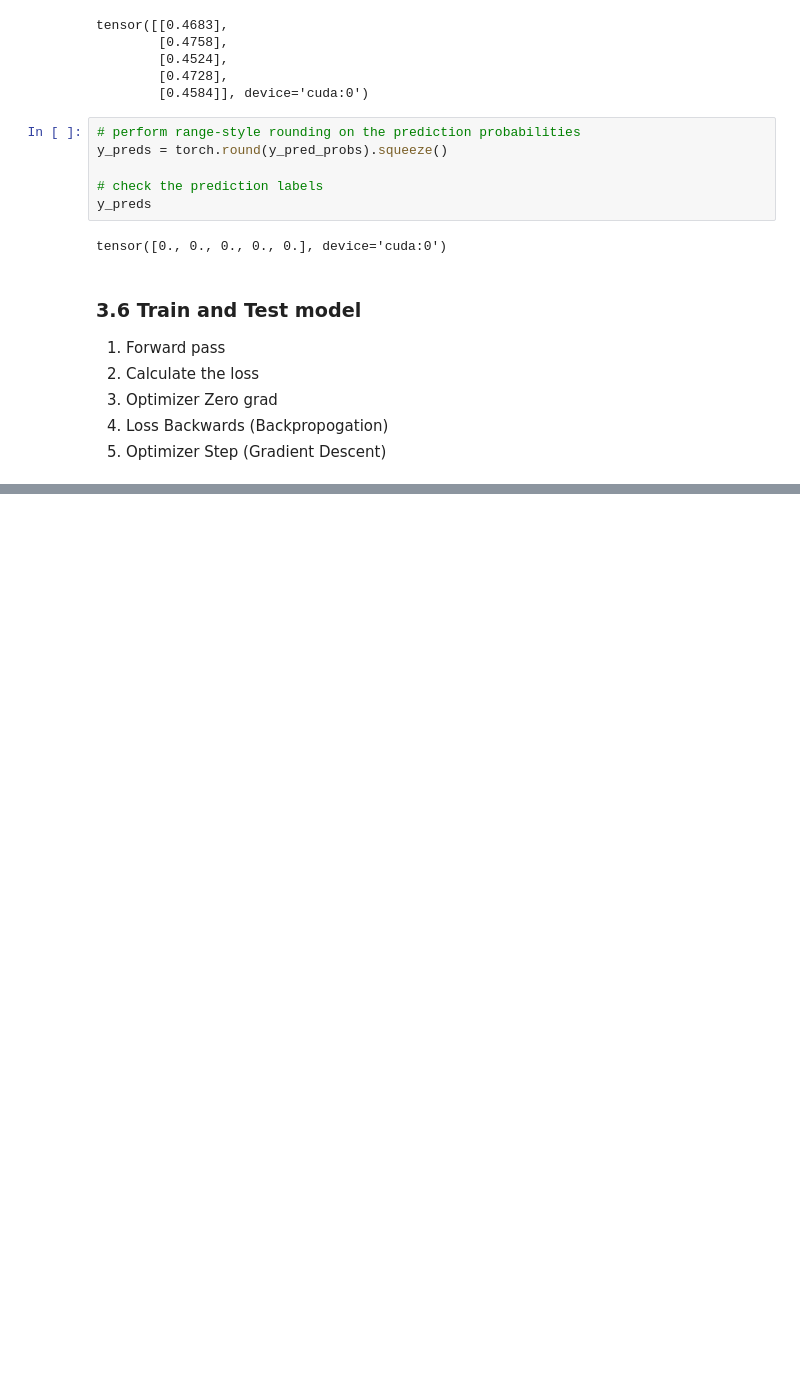
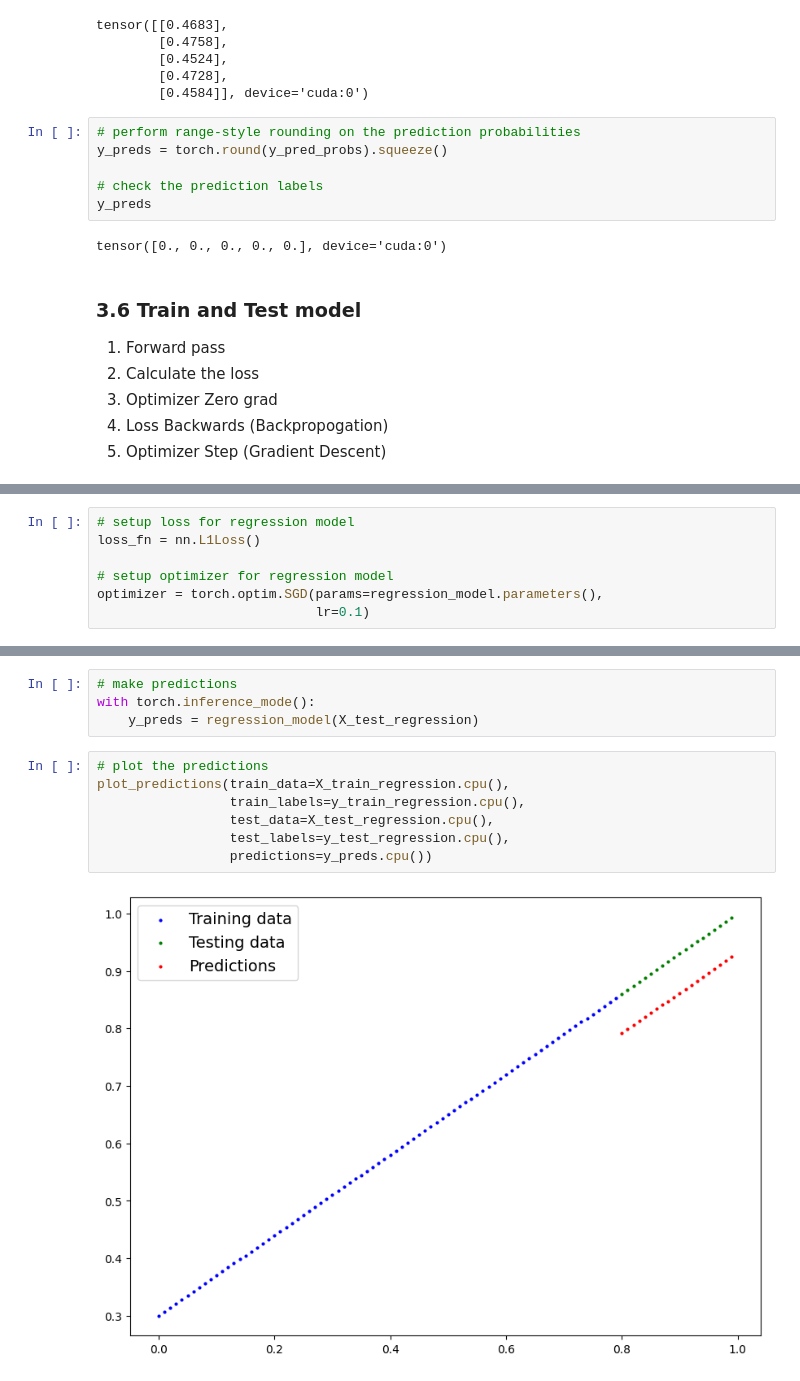
Before and after one commit to Atharva0045/ZTM-PyTorch, a Jupyter notebook: Notebooks/02_Classification_Using_PyTorch.ipynb, the cells around one changed output, grey strips where cells are left out. Drawn from its saved outputs; the diff is of its cells as text; blank space fills up the shorter version.

```diff
--- a/Notebooks/02_Classification_Using_PyTorch.ipynb
+++ b/Notebooks/02_Classification_Using_PyTorch.ipynb
@@ -333,0 +561,7 @@ Epoch: 90 | Test Loss: 0.69506 | Test Accuracy: 51.25%
+# %%
+# setup loss for regression model
+loss_fn = nn.L1Loss()
+
+# setup optimizer for regression model
+optimizer = torch.optim.SGD(params=regression_model.parameters(),
+                            lr=0.1)
@@ -333,0 +623,13 @@ Epoch: 90 | Test Loss: 0.69506 | Test Accuracy: 51.25%
+# %%
+# make predictions
+with torch.inference_mode():
+    y_preds = regression_model(X_test_regression)
+# %%
+# plot the predictions
+plot_predictions(train_data=X_train_regression.cpu(),
+                 train_labels=y_train_regression.cpu(),
+                 test_data=X_test_regression.cpu(),
+                 test_labels=y_test_regression.cpu(),
+                 predictions=y_preds.cpu())
+# %% [output]
+[figure, added]
```
Also changed, not shown: parts of 17 cells of this notebook.
